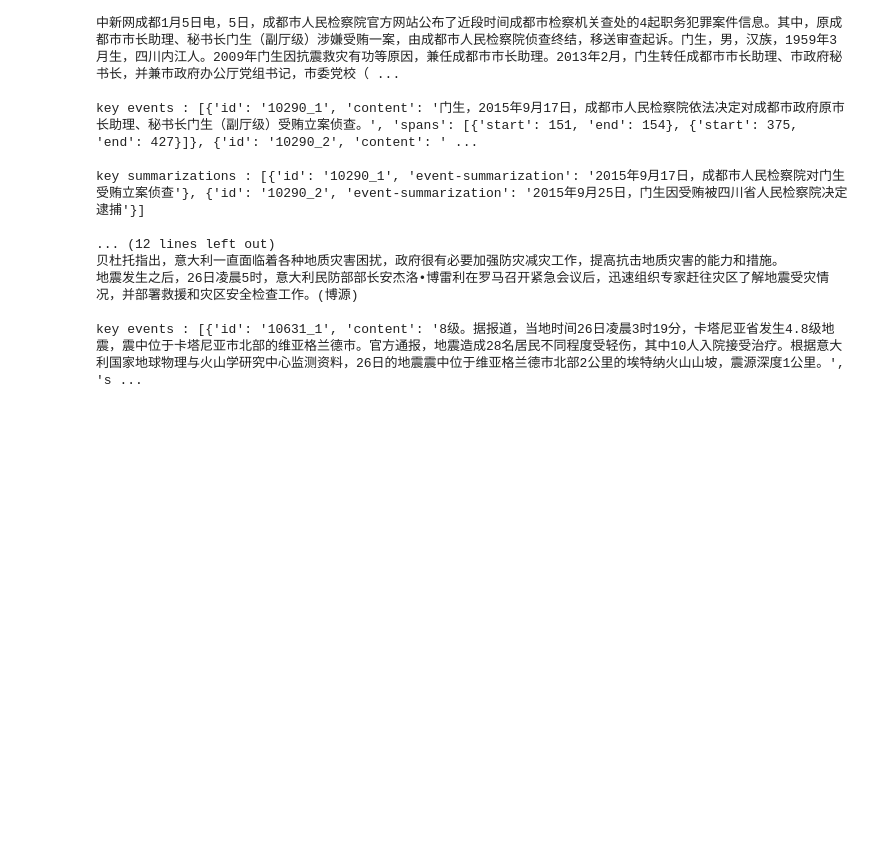
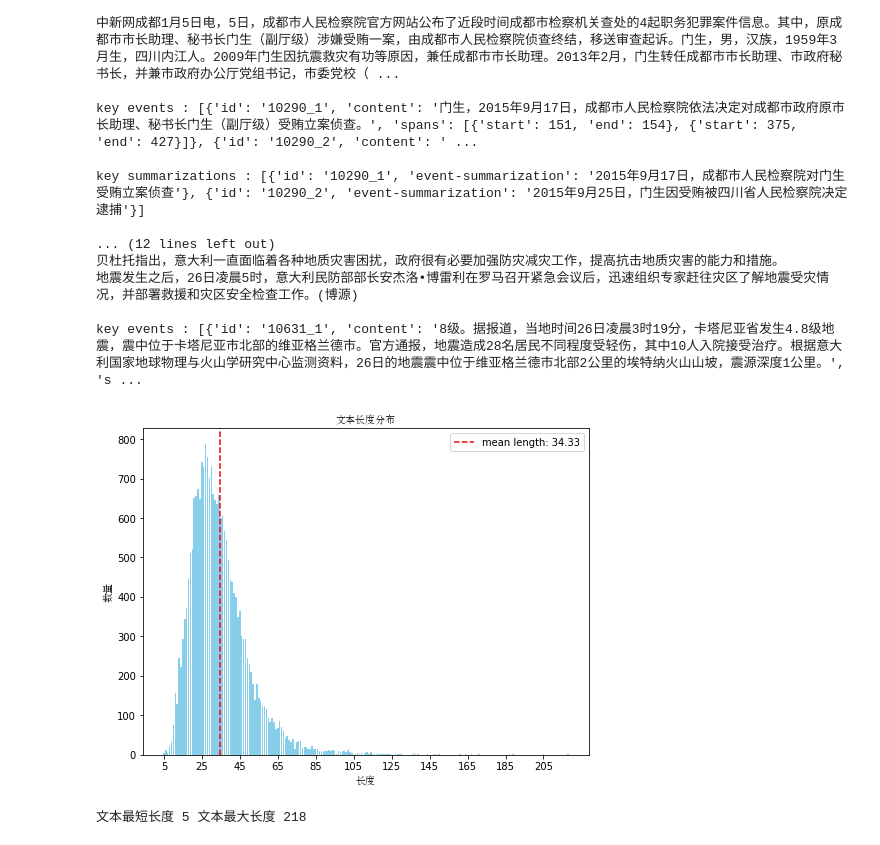
Before and after one commit to qiyuanlanniao/abstract_tianchi, a Jupyter notebook: data_analysis.ipynb, the cells around one changed output. Cells and saved outputs as stored; diff of their text form; code cells hidden in the pictures; blank space fills up the shorter version.

Commit message:
summarization文本分析

```diff
--- a/data_analysis.ipynb
+++ b/data_analysis.ipynb
@@ -63,20 +63,35 @@ key events : [{'id': '10631_1', 'content': '8级。据报道，当地时间26日
 # %%
 # summary文本的长度，即模型输出
 from collections import Counter
-string_arr = [item['summary'] for item in data]
+
+with open('data/train.json','r') as file:
+    content = file.readlines()
+    content = [line.strip() for line in content if line.strip()]
+    train = [json.loads(line) for line in content]
+
+string_arr = []
+for item in train:
+    summarization_events = item['summarizations']
+    for sent in summarization_events:
+        string_arr.append(sent['event-summarization'])
+
+
 length_counter = Counter(len(s) for s in string_arr)
 lengths, counts = zip(*length_counter.items())
 plt.figure(figsize=(8, 6))
 plt.bar(lengths, counts, color='skyblue')
 average_length = sum(length * count for length, count in length_counter.items()) / sum(counts)
 plt.axvline(x=average_length, color='red', linestyle='--', label=f'mean length: {average_length:.2f}')
 plt.xlabel('长度',font=font)
 plt.ylabel('数量',font=font)
 plt.title('文本长度分布',font=font)
 plt.legend()
 plt.xticks(range(min(lengths), max(lengths)+1, 20))
 plt.show()
 
 print(f'文本最短长度 {min(lengths)} 文本最大长度 {max(lengths)}')
+# %% [output]
+[figure, added]
+文本最短长度 5 文本最大长度 218
 # %%
 # 统计summary的高频字高频词
```
Also changed, not shown: parts of 3 cells of this notebook, 6 other files.
